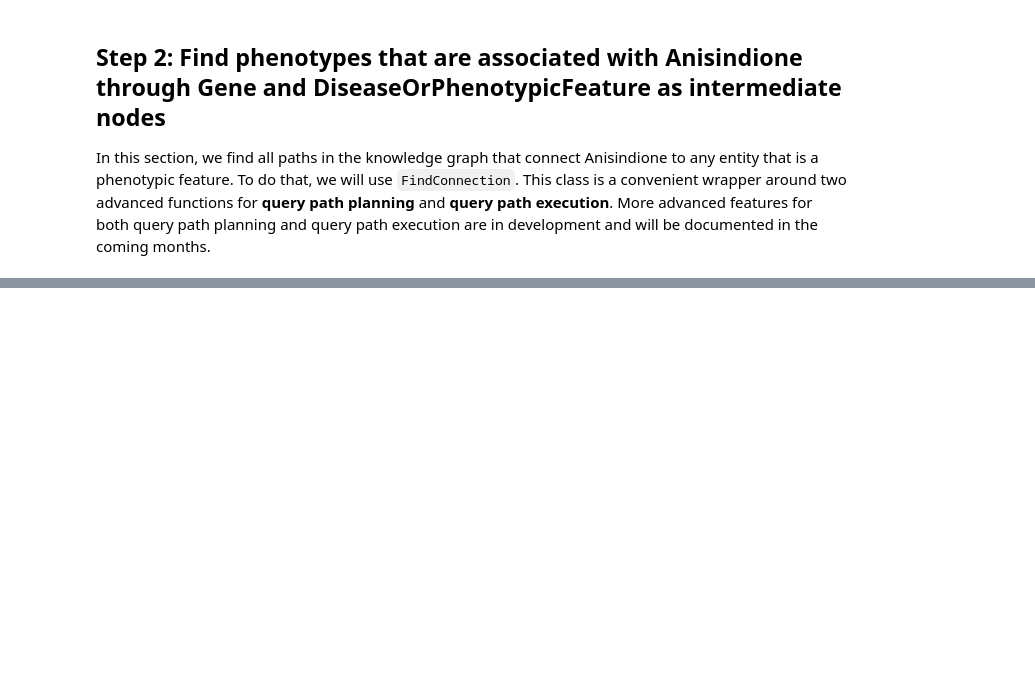
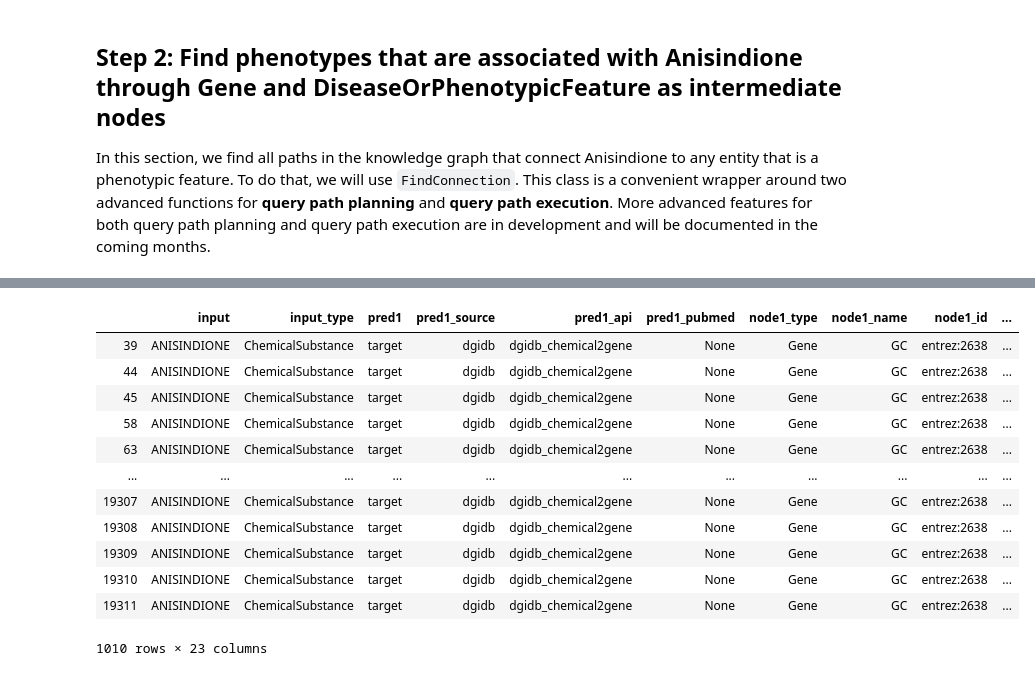
Before and after one commit to biothings/biothings_explorer_archived, a Jupyter notebook: jupyter notebooks/Multi intermediate nodes query.ipynb, the cells around one changed output, grey strips where cells are left out. Drawn from its saved outputs; the diff is of its cells as text; code cells hidden in the pictures; blank space fills up the shorter version.

```diff
--- a/jupyter notebooks/Multi intermediate nodes query.ipynb
+++ b/jupyter notebooks/Multi intermediate nodes query.ipynb
@@ -84,0 +78,2 @@ fc.display_table_view()
+# %%
+df = fc.display_table_view()
@@ -84,0 +82,18 @@ fc.display_table_view()
+# %%
+dfFilt = df.loc[df['output_name'].notnull()].query('pred1 == "target" and pred2 == "causes"')
+# %%
+dfFilt
+# %% [output]
+|  | input | input_type | pred1 | pred1_source | pred1_api | pred1_pubmed | node1_type | node1_name | node1_id | ... |
+| 39 | ANISINDIONE | ChemicalSubstance | target | dgidb | dgidb_chemical2gene | None | Gene | GC | entrez:2638 | ... |
+| 44 | ANISINDIONE | ChemicalSubstance | target | dgidb | dgidb_chemical2gene | None | Gene | GC | entrez:2638 | ... |
+| 45 | ANISINDIONE | ChemicalSubstance | target | dgidb | dgidb_chemical2gene | None | Gene | GC | entrez:2638 | ... |
+| 58 | ANISINDIONE | ChemicalSubstance | target | dgidb | dgidb_chemical2gene | None | Gene | GC | entrez:2638 | ... |
+| 63 | ANISINDIONE | ChemicalSubstance | target | dgidb | dgidb_chemical2gene | None | Gene | GC | entrez:2638 | ... |
+| ... | ... | ... | ... | ... | ... | ... | ... | ... | ... | ... |
+| 19307 | ANISINDIONE | ChemicalSubstance | target | dgidb | dgidb_chemical2gene | None | Gene | GC | entrez:2638 | ... |
+| 19308 | ANISINDIONE | ChemicalSubstance | target | dgidb | dgidb_chemical2gene | None | Gene | GC | entrez:2638 | ... |
+| 19309 | ANISINDIONE | ChemicalSubstance | target | dgidb | dgidb_chemical2gene | None | Gene | GC | entrez:2638 | ... |
+| 19310 | ANISINDIONE | ChemicalSubstance | target | dgidb | dgidb_chemical2gene | None | Gene | GC | entrez:2638 | ... |
+| 19311 | ANISINDIONE | ChemicalSubstance | target | dgidb | dgidb_chemical2gene | None | Gene | GC | entrez:2638 | ... |
+1010 rows × 23 columns
```
Also changed, not shown: parts of 6 cells of this notebook, 4 other files.
